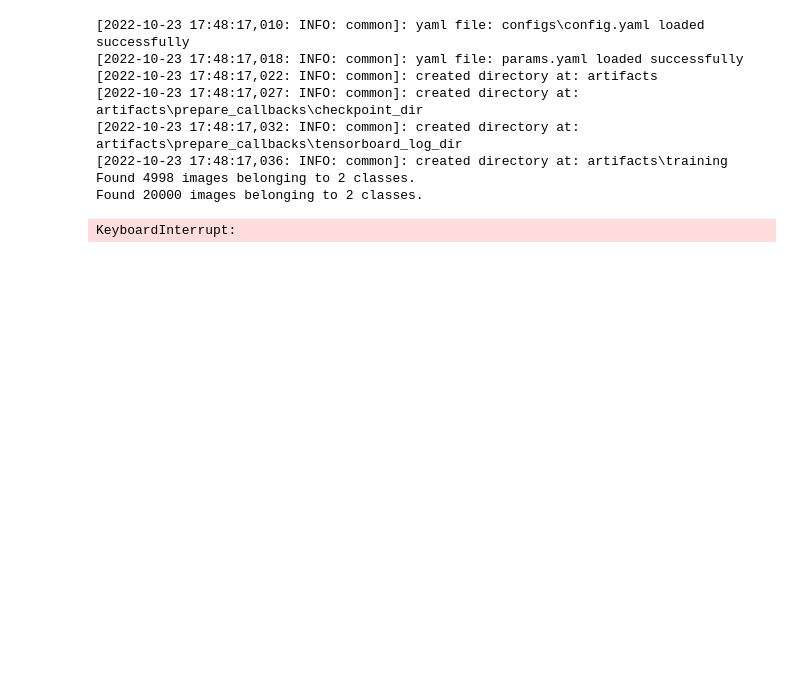
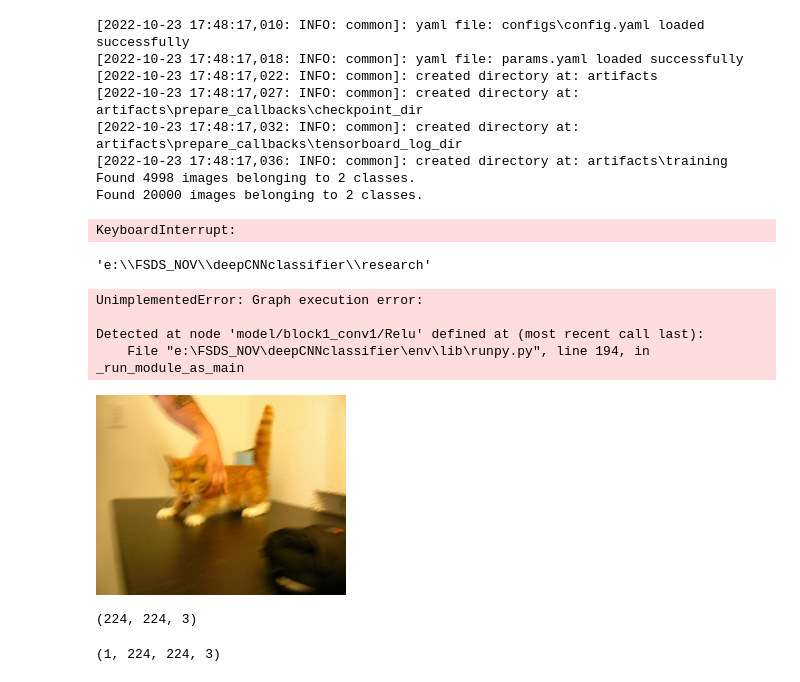
Before and after one commit to nds-najam/deepCNNclassifier, a Jupyter notebook: research/stg04.ipynb, the cells around one changed output. Drawn from its saved outputs; the diff is of its cells as text; code cells hidden in the pictures; blank space fills up the shorter version.

Commit message:
Prediction Service

```diff
--- a/research/stg04.ipynb
+++ b/research/stg04.ipynb
@@ -214,3 +214,8 @@ except Exception as e:
 Found 4998 images belonging to 2 classes.
 Found 20000 images belonging to 2 classes.
 KeyboardInterrupt:
+# %%
+import os
+os.getcwd()
+# %% [output]
+'e:\\FSDS_NOV\\deepCNNclassifier\\research'
@@ -216,0 +225,32 @@ KeyboardInterrupt:
+# %%
+import tensorflow as tf
+import numpy as np
+
+model = tf.keras.models.load_model("../artifacts/training/model.h5")
+from PIL import Image
+img = Image.open("../artifacts/data_ingestion/PetImages/Cat/0.jpg")
+img = img.resize((224,224))
+img = np.expand_dims(np.array(img),axis=0)
+result = model.predict(img)
+argmax_index = np.argmax(result,axis=1)
+if argmax_index[0] == 0:
+    print("predicted: cat")
+else:
+    print("predicted: dog")
+# %% [output]
+UnimplementedError: Graph execution error:
+
+Detected at node 'model/block1_conv1/Relu' defined at (most recent call last):
+    File "e:\FSDS_NOV\deepCNNclassifier\env\lib\runpy.py", line 194, in _run_module_as_main
+# %%
+img.resize((250,200))
+# %% [output]
+[figure, added]
+# %%
+np.array(img).shape
+# %% [output]
+(224, 224, 3)
+# %%
+img.shape
+# %% [output]
+(1, 224, 224, 3)
```
Also changed, not shown: parts of 1 cell of this notebook.
